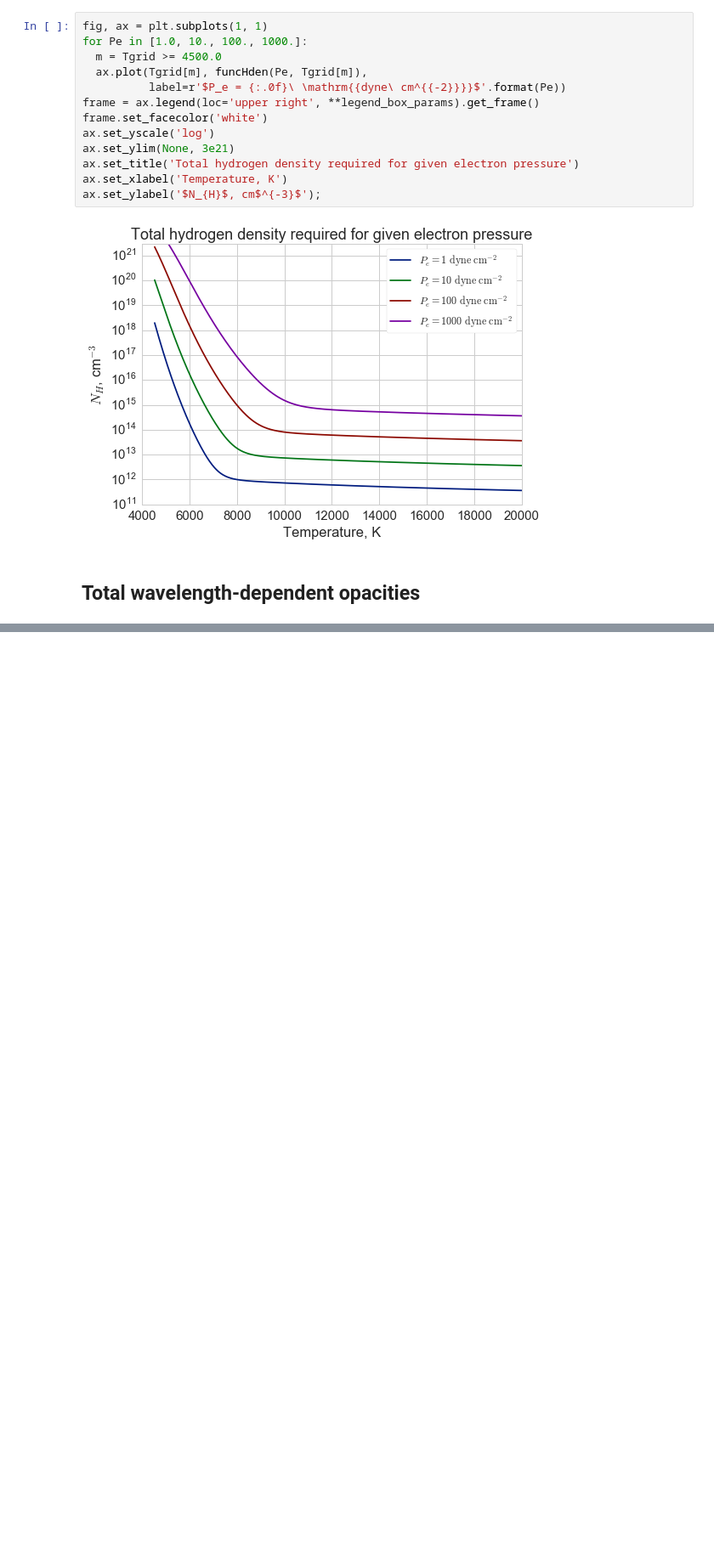
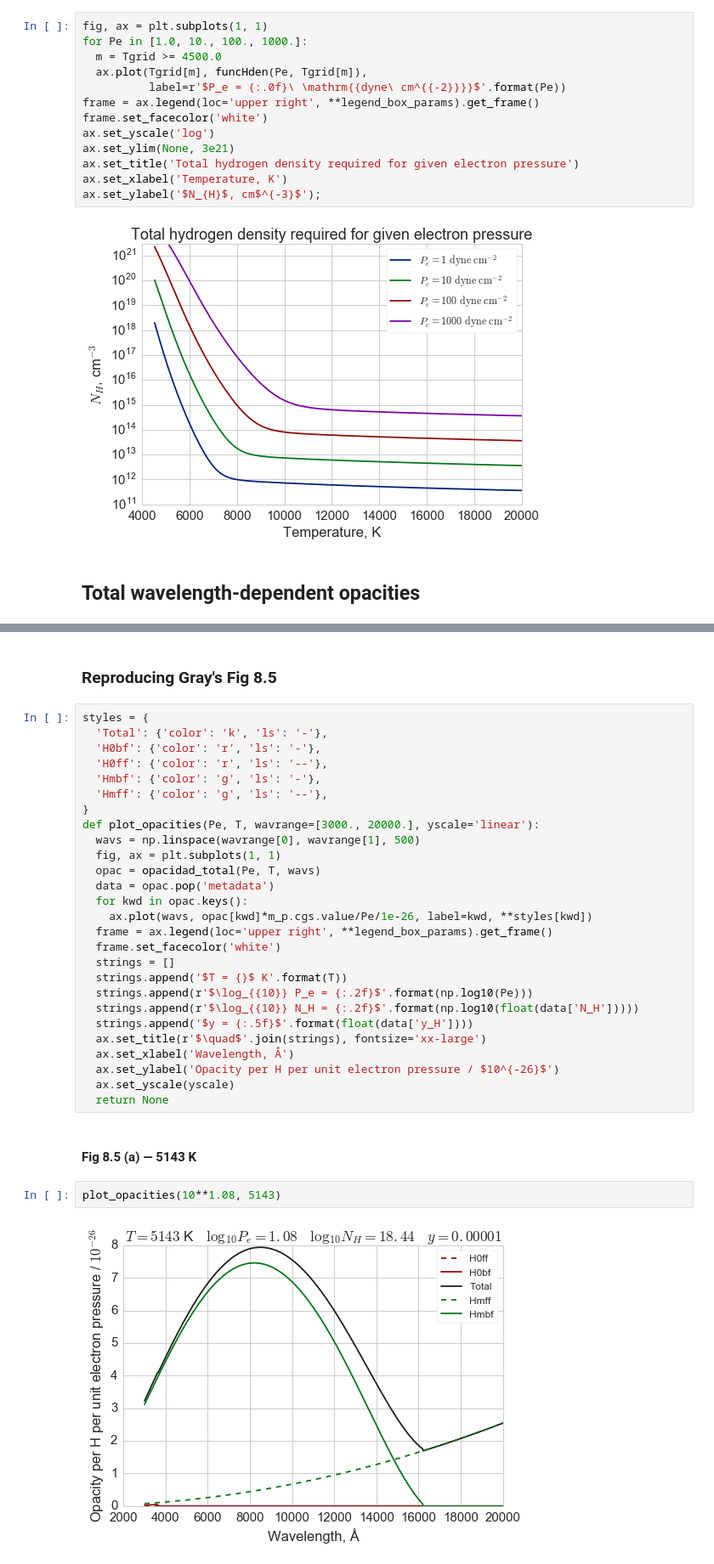
Before and after one commit to deprecated/lte-opacities, a Jupyter notebook: LTE Opacity.ipynb, the cells around one changed output, grey strips where cells are left out. Shown at 85% size. Drawn from its saved outputs; the diff is of its cells as text; blank space fills up the shorter version.

```diff
--- a/LTE Opacity.ipynb
+++ b/LTE Opacity.ipynb
@@ -615,0 +685,35 @@ ax.set_ylabel('$N_{H}$, cm$^{-3}$');
+# %% [markdown]
+### Reproducing Gray's Fig 8.5
+# %%
+styles = {
+  'Total': {'color': 'k', 'ls': '-'},
+  'H0bf': {'color': 'r', 'ls': '-'},
+  'H0ff': {'color': 'r', 'ls': '--'},
+  'Hmbf': {'color': 'g', 'ls': '-'},
+  'Hmff': {'color': 'g', 'ls': '--'},
+}
+def plot_opacities(Pe, T, wavrange=[3000., 20000.], yscale='linear'):
+  wavs = np.linspace(wavrange[0], wavrange[1], 500)
+  fig, ax = plt.subplots(1, 1)
+  opac = opacidad_total(Pe, T, wavs)
+  data = opac.pop('metadata')
+  for kwd in opac.keys():
+    ax.plot(wavs, opac[kwd]*m_p.cgs.value/Pe/1e-26, label=kwd, **styles[kwd])
+  frame = ax.legend(loc='upper right', **legend_box_params).get_frame()
+  frame.set_facecolor('white')
+  strings = []
+  strings.append('$T = {}$ K'.format(T))
+  strings.append(r'$\log_{{10}} P_e = {:.2f}$'.format(np.log10(Pe)))
+  strings.append(r'$\log_{{10}} N_H = {:.2f}$'.format(np.log10(float(data['N_H']))))
+  strings.append('$y = {:.5f}$'.format(float(data['y_H'])))
+  ax.set_title(r'$\quad$'.join(strings), fontsize='xx-large')
+  ax.set_xlabel('Wavelength, Å')
+  ax.set_ylabel('Opacity per H per unit electron pressure / $10^{-26}$')
+  ax.set_yscale(yscale)
+  return None
+# %% [markdown]
+#### Fig 8.5 (a) — 5143 K
+# %%
+plot_opacities(10**1.08, 5143)
+# %% [output]
+[figure, added]
```
Also changed, not shown: parts of 18 cells of this notebook.
